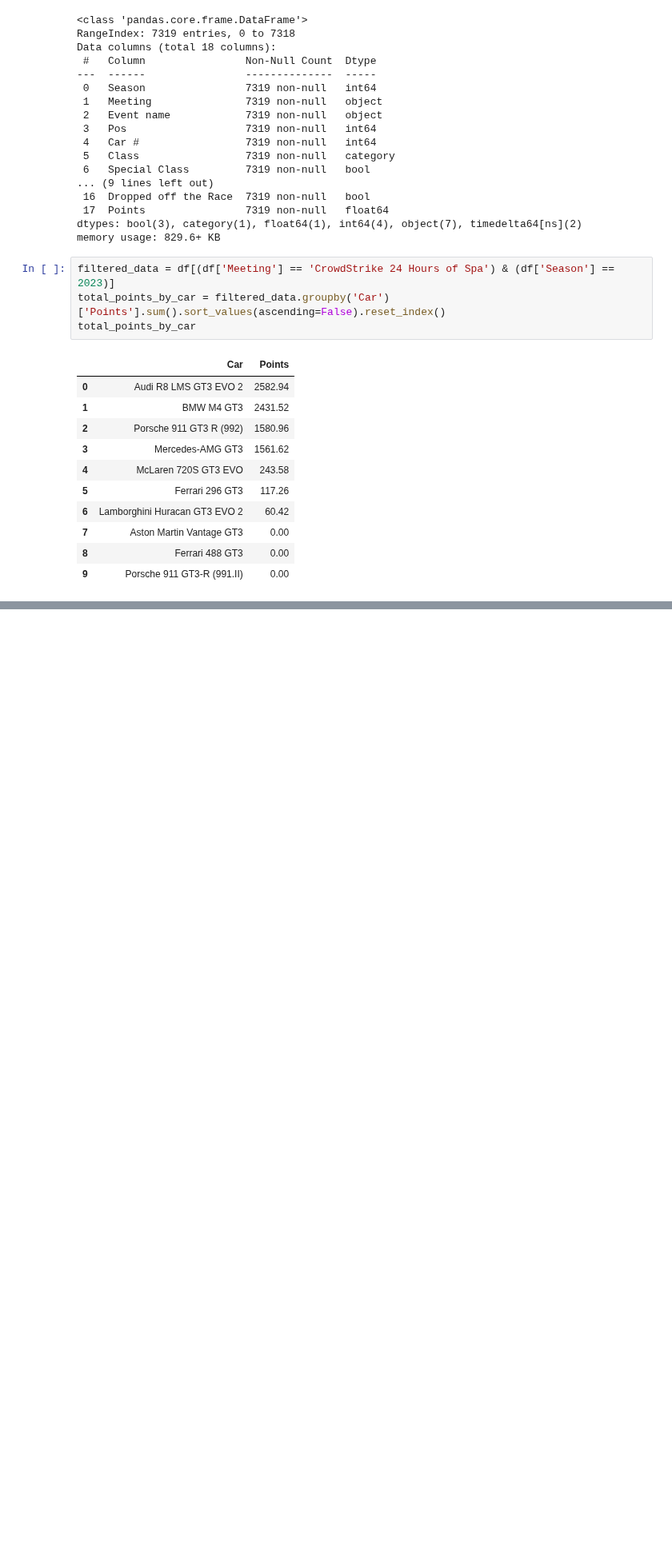
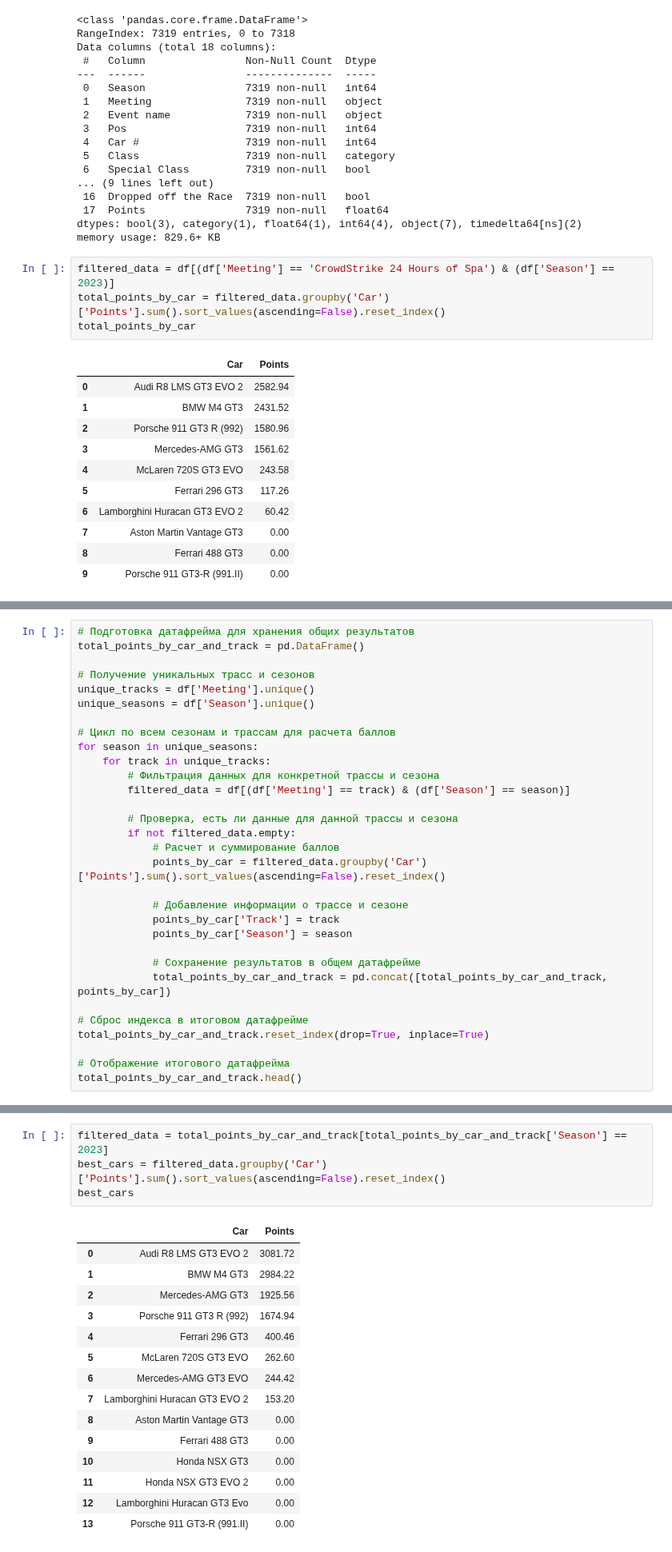
Before and after one commit to S0la1re/GT-World-Challenge-Europe-Data-Analysis, a Jupyter notebook: data_analysis.ipynb, the cells around one changed output, grey strips where cells are left out. Shown at 80% size. Saved outputs shown, nothing was run; the diff lists cells and outputs as text; blank space fills up the shorter version.

```diff
--- a/data_analysis.ipynb
+++ b/data_analysis.ipynb
@@ -153,0 +138,31 @@ df.head()
+# %%
+# Подготовка датафрейма для хранения общих результатов
+total_points_by_car_and_track = pd.DataFrame()
+
+# Получение уникальных трасс и сезонов
+unique_tracks = df['Meeting'].unique()
+unique_seasons = df['Season'].unique()
+
+# Цикл по всем сезонам и трассам для расчета баллов
+for season in unique_seasons:
+    for track in unique_tracks:
+        # Фильтрация данных для конкретной трассы и сезона
+        filtered_data = df[(df['Meeting'] == track) & (df['Season'] == season)]
+
+        # Проверка, есть ли данные для данной трассы и сезона
+        if not filtered_data.empty:
+            # Расчет и суммирование баллов
+            points_by_car = filtered_data.groupby('Car')['Points'].sum().sort_values(ascending=False).reset_index()
+
+            # Добавление информации о трассе и сезоне
+            points_by_car['Track'] = track
+            points_by_car['Season'] = season
+
+            # Сохранение результатов в общем датафрейме
+            total_points_by_car_and_track = pd.concat([total_points_by_car_and_track, points_by_car])
+
+# Сброс индекса в итоговом датафрейме
+total_points_by_car_and_track.reset_index(drop=True, inplace=True)
+
+# Отображение итогового датафрейма
+total_points_by_car_and_track.head()
@@ -153,0 +176,20 @@ df.head()
+# %%
+filtered_data = total_points_by_car_and_track[total_points_by_car_and_track['Season'] == 2023]
+best_cars = filtered_data.groupby('Car')['Points'].sum().sort_values(ascending=False).reset_index()
+best_cars
+# %% [output]
+|  | Car | Points |
+| 0 | Audi R8 LMS GT3 EVO 2 | 3081.72 |
+| 1 | BMW M4 GT3 | 2984.22 |
+| 2 | Mercedes-AMG GT3 | 1925.56 |
+| 3 | Porsche 911 GT3 R (992) | 1674.94 |
+| 4 | Ferrari 296 GT3 | 400.46 |
+| 5 | McLaren 720S GT3 EVO | 262.60 |
+| 6 | Mercedes-AMG GT3 EVO | 244.42 |
+| 7 | Lamborghini Huracan GT3 EVO 2 | 153.20 |
+| 8 | Aston Martin Vantage GT3 | 0.00 |
+| 9 | Ferrari 488 GT3 | 0.00 |
+| 10 | Honda NSX GT3 | 0.00 |
+| 11 | Honda NSX GT3 EVO 2 | 0.00 |
+| 12 | Lamborghini Huracan GT3 Evo | 0.00 |
+| 13 | Porsche 911 GT3-R (991.II) | 0.00 |
```
Also changed, not shown: parts of 5 cells of this notebook.
